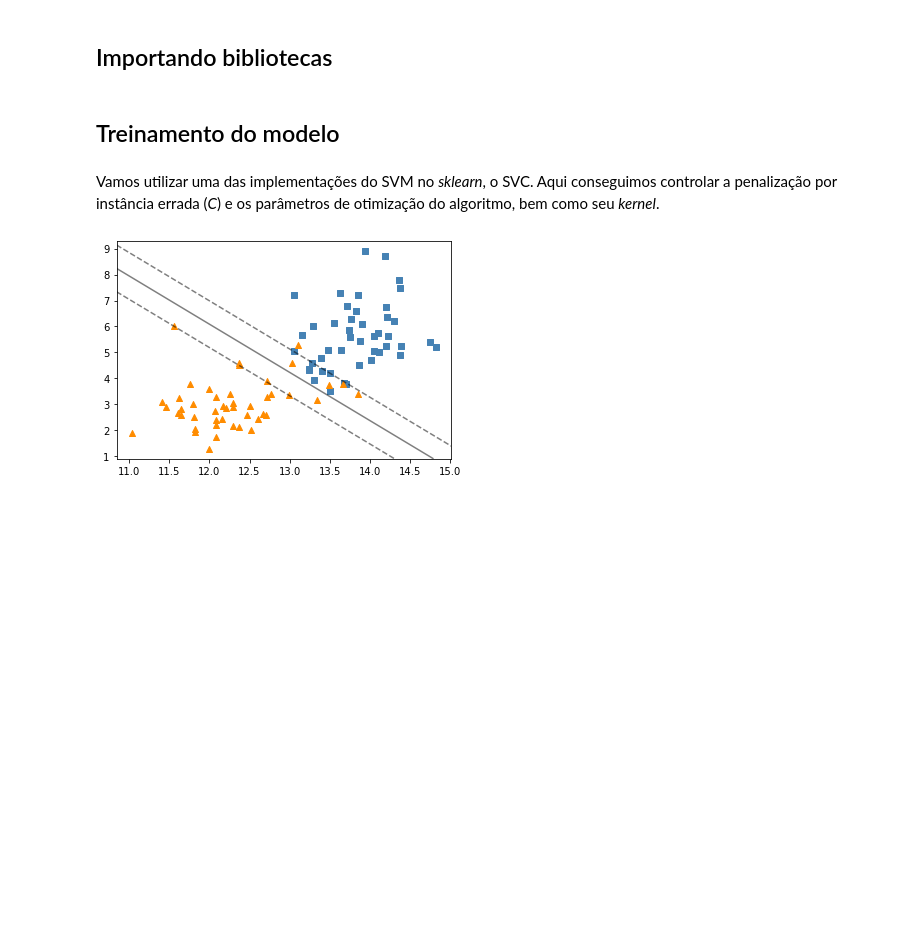
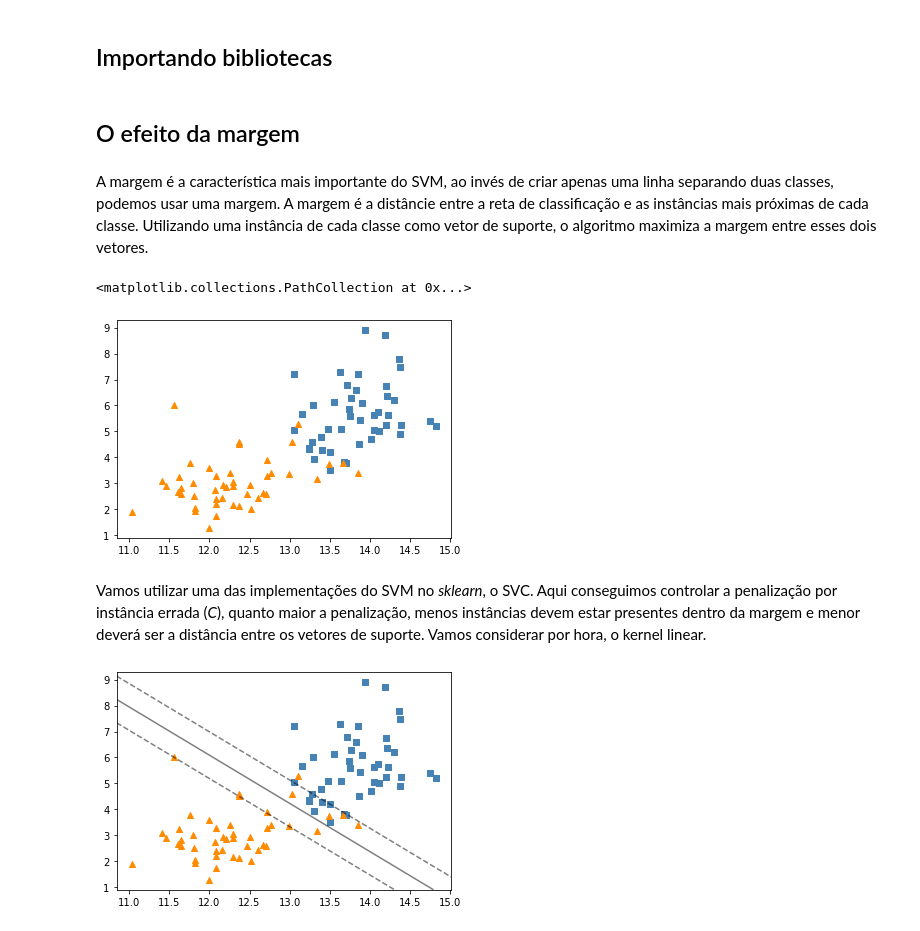
Before and after one commit to walbermr/monitoria-ml, a Jupyter notebook: 8-svm.ipynb, the cells around one changed output. Drawn from its saved outputs; the diff is of its cells as text; code cells hidden in the pictures; blank space fills up the shorter version.

```diff
--- a/8-svm.ipynb
+++ b/8-svm.ipynb
@@ -79,31 +78,49 @@ def plot_svc_decision_function(model, ax=None, plot_support=True):
 
     ax.set_xlim(xlim)
     ax.set_ylim(ylim)
-# %% [markdown]
-## Treinamento do modelo
+# %% [markdown]
+## O efeito da margem
+# %% [markdown]
+A margem é a característica mais importante do SVM, ao invés de criar apenas uma linha separando duas classes, podemos usar uma margem. A margem é a distâncie entre a reta de classificação e as instâncias mais próximas de cada classe. Utilizando uma instância de cada classe como vetor de suporte, o algoritmo maximiza a margem entre esses dois vetores.
 # %%
 # carregando o dataset
 X, y = load_wine(return_X_y=True, as_frame=True)
 
 # vamos escolher apenas classes do dataset
 class_a = 0
 class_b = 1
 class_0_instances = (y == class_a)
 class_1_instances = (y == class_b)
 
 filtered_y = y[class_0_instances | class_1_instances]
 filtered_X = X[class_0_instances | class_1_instances]
 
 # cores e simbolos para as classses
 colors = {0: "steelblue", 1: "darkorange", 2: "mediumseagreen"}
 markers = {0: "s", 1: "^", 2:"o"}
 
 # vamos observar as duas features
 feature_0 = "alcohol"
 feature_1 = "color_intensity"
 
 # dividindo o dataset em treino e teste
 X_train, X_test, y_train, y_test = train_test_split(filtered_X[[feature_0, feature_1]], filtered_y, test_size=0.3, random_state=199)
+
+plt.scatter(
+    X_train[feature_0][class_0_instances],
+    X_train[feature_1][class_0_instances],
+    c=colors[class_a],
+    marker=markers[class_a]
+)
+plt.scatter(
+    X_train[feature_0][class_1_instances],
+    X_train[feature_1][class_1_instances],
+    c=colors[class_b],
+    marker=markers[class_b]
+)
+# %% [output]
+<matplotlib.collections.PathCollection at 0x...>
+[figure, added]
 # %% [markdown]
-Vamos utilizar uma das implementações do SVM no _sklearn_, o SVC. Aqui conseguimos controlar a penalização por instância errada (_C_) e os parâmetros de otimização do algoritmo, bem como seu _kernel_.
+Vamos utilizar uma das implementações do SVM no _sklearn_, o SVC. Aqui conseguimos controlar a penalização por instância errada (_C_), quanto maior a penalização, menos instâncias devem estar presentes dentro da margem e menor deverá ser a distância entre os vetores de suporte. Vamos considerar por hora, o kernel linear.
 # %%
```
Also changed, not shown: parts of 26 cells of this notebook.
